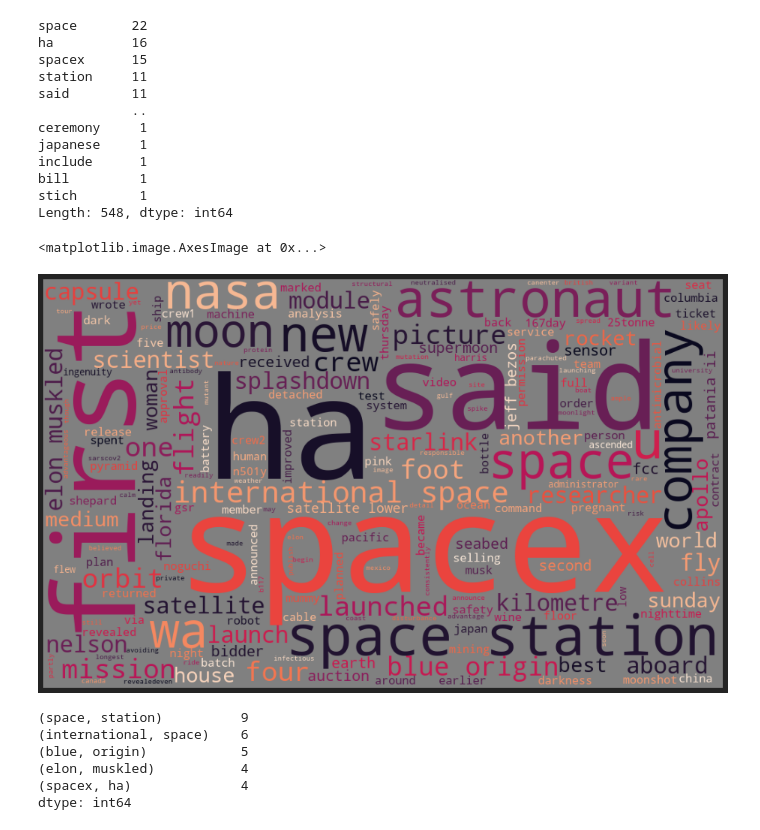
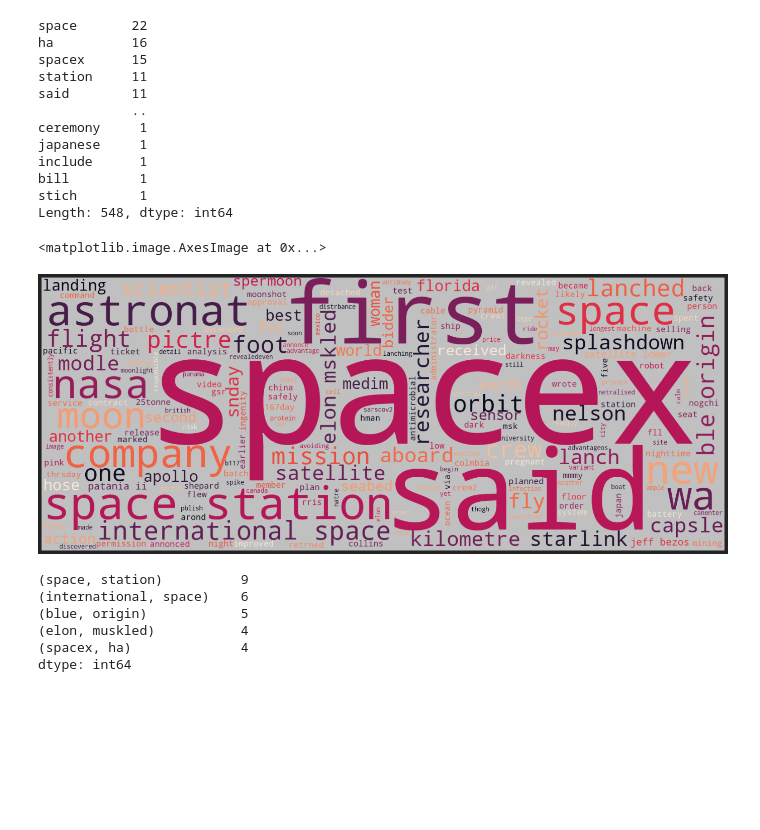
Before and after one commit to Ken-Alviola/natural-language-processing-exercises, a Jupyter notebook: explore.ipynb, the cells around one changed output. Drawn from its saved outputs; the diff is of its cells as text; code cells hidden in the pictures; blank space fills up the shorter version.

Commit message:
replacing 1-2 letter words

```diff
--- a/explore.ipynb
+++ b/explore.ipynb
@@ -534,14 +534,16 @@ include      1
 bill         1
 stich        1
 Length: 548, dtype: int64
+# %%
+science_words = science_words.replace('u','').replace('ha','')
 # %%
-science_cloud = WordCloud(background_color='grey', colormap='rocket', height=600, width=1000).generate(science_words)
+science_cloud = WordCloud(background_color='silver', colormap='rocket', height=600, width=1500).generate(science_words)
 plt.figure(figsize=(200,10))
 plt.axis('off')
 plt.imshow(science_cloud)
 # %% [output]
 <matplotlib.image.AxesImage at 0x...>
-[figure, old version]
+[figure, new version]
 # %%
 top_20_science_bigrams = (pd.Series(nltk.ngrams(science_words.split(), 2))
                       .value_counts()
```
